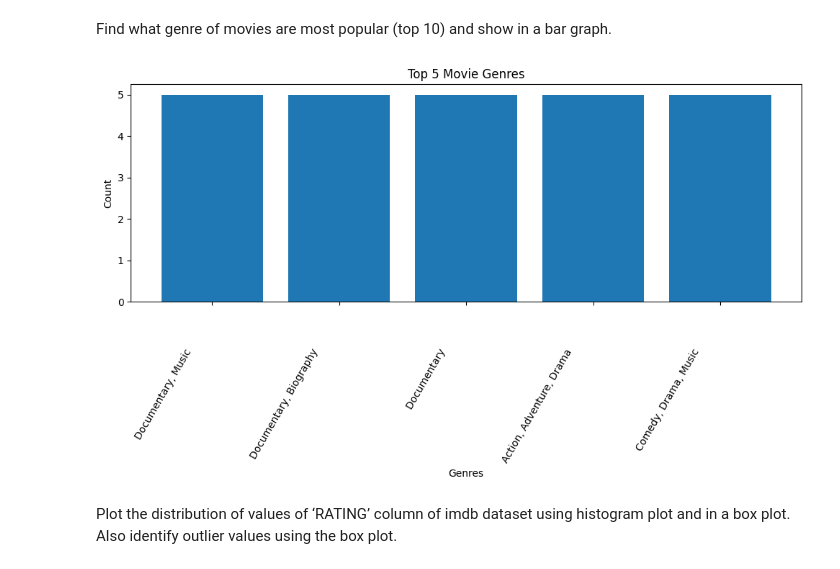
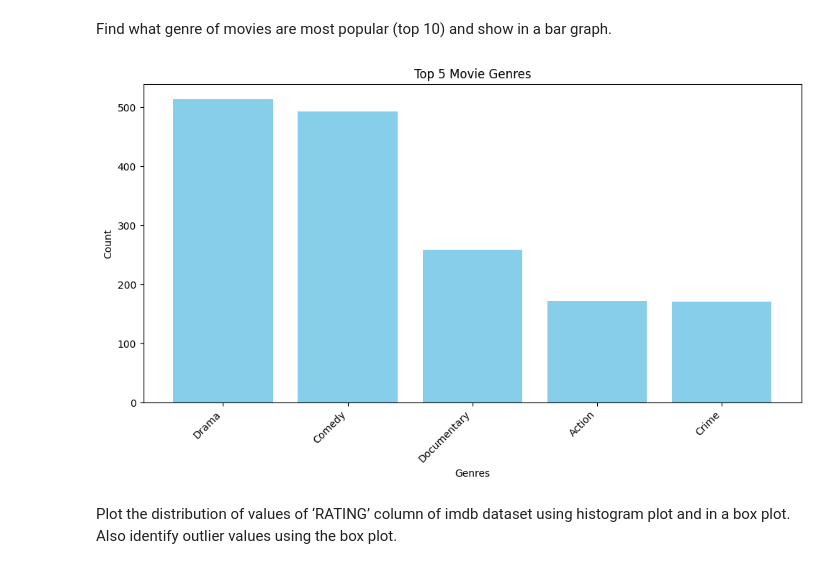
Before and after one commit to ishangautam7/BCT, a Jupyter notebook: 3rd sem/Foundation of Data Science/EDA/main.ipynb, the cells around one changed output. Cells and saved outputs as stored; diff of their text form; code cells hidden in the pictures.

```diff
--- a/3rd sem/Foundation of Data Science/EDA/main.ipynb
+++ b/3rd sem/Foundation of Data Science/EDA/main.ipynb
@@ -70,18 +70,24 @@ top_five_movie
 # %% [markdown]
 Find what genre of movies are most popular (top 10) and show in a bar graph.
 # %%
+movie_genre = movies.sort_values(by='RATING', ascending=False)
+movie_genre['GENRE'] = movie_genre['GENRE'].str.strip().str.replace(r'\n', '')
+movie_genre['GENRE'] = movie_genre['GENRE'].str.split(', ')
+
+genres = movie_genre.explode('GENRE')
+
+genre_counts = genres['GENRE'].value_counts().head(5)
+
 plt.figure(figsize=(10, 6))
+plt.bar(genre_counts.index, genre_counts.values, color='skyblue')
 plt.xlabel('Genres')
 plt.ylabel('Count')
 plt.title('Top 5 Movie Genres')
-movie_genre = movies.sort_values(by='RATING', ascending=False)
-plt.xticks(rotation=60, ha='right')
-
-plt.bar(movie_genre['GENRE'].head(5), height=5)
+plt.xticks(rotation=45, ha='right')
 plt.tight_layout()
 plt.show()
 # %% [output]
-[figure, old version]
+[figure, new version]
 # %% [markdown]
 Plot the distribution of values of ‘RATING’ column of imdb dataset using histogram plot and in a box plot. Also identify outlier values using the box plot.
 # %%
```
Also changed, not shown: parts of 3 cells of this notebook, 3 other files.
